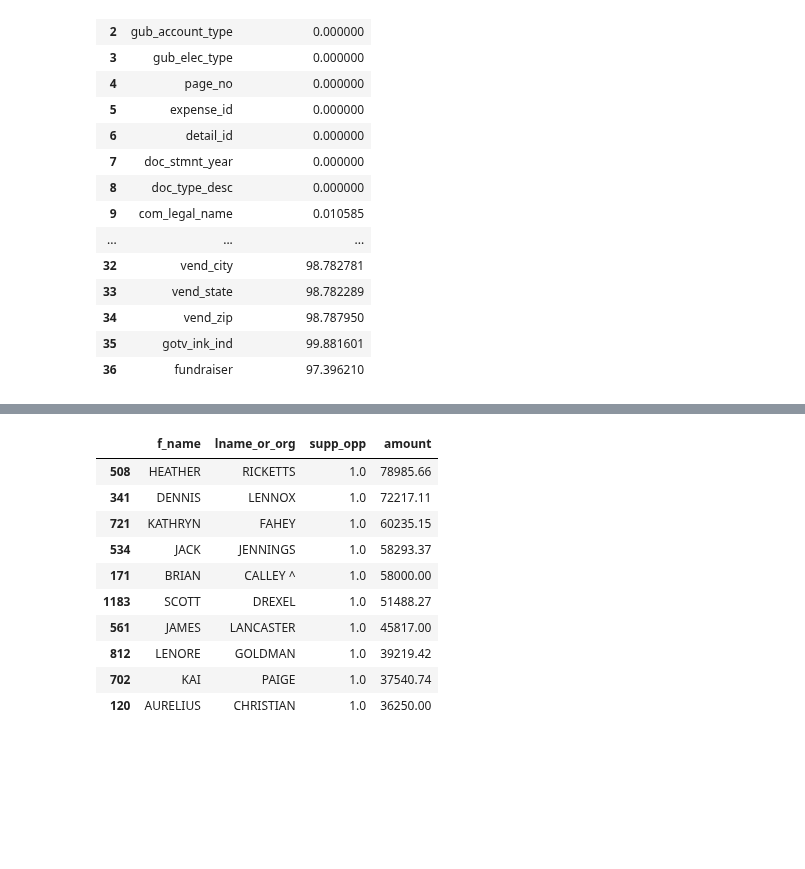
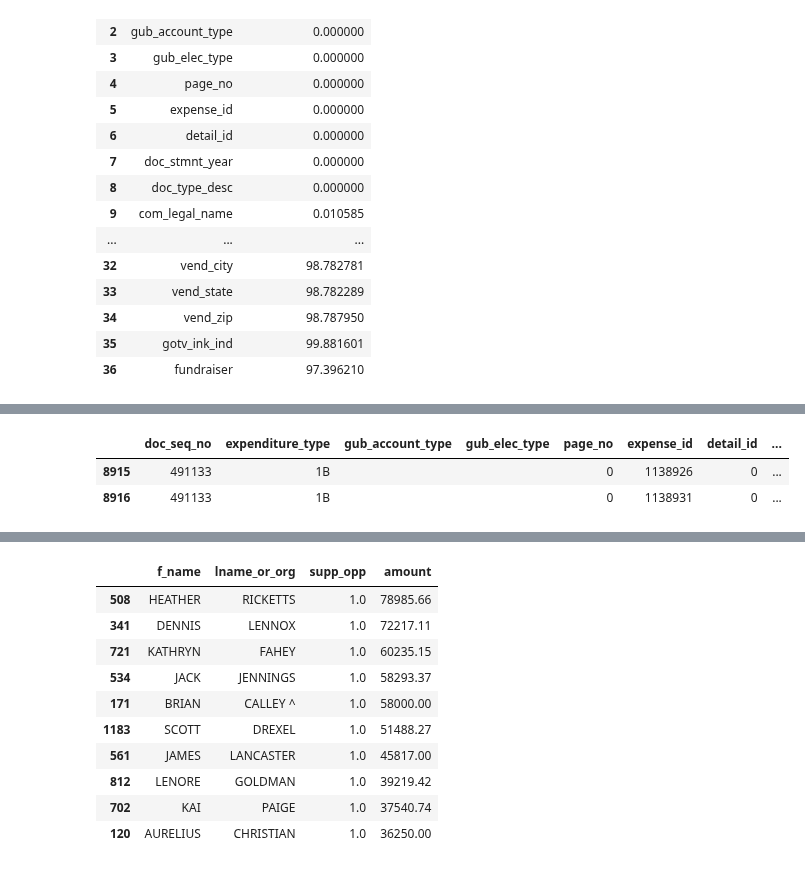
Before and after one commit to uchicago-dsi/climate-cabinet-campaign-finance-tracker, a Jupyter notebook: notebooks/mi_campaign_expenditure.ipynb, the cells around one changed output, grey strips where cells are left out. Drawn from its saved outputs; the diff is of its cells as text; code cells hidden in the pictures; blank space fills up the shorter version.

```diff
--- a/notebooks/mi_campaign_expenditure.ipynb
+++ b/notebooks/mi_campaign_expenditure.ipynb
@@ -114,0 +131,6 @@ display(null_percentage)
+# %%
+merged_campaign_df[merged_campaign_df["cfr_com_id"] == 508347.0].head(2)
+# %% [output]
+|  | doc_seq_no | expenditure_type | gub_account_type | gub_elec_type | page_no | expense_id | detail_id | ... |
+| 8915 | 491133 | 1B |  |  | 0 | 1138926 | 0 | ... |
+| 8916 | 491133 | 1B |  |  | 0 | 1138931 | 0 | ... |
```
Also changed, not shown: parts of 12 cells of this notebook.
